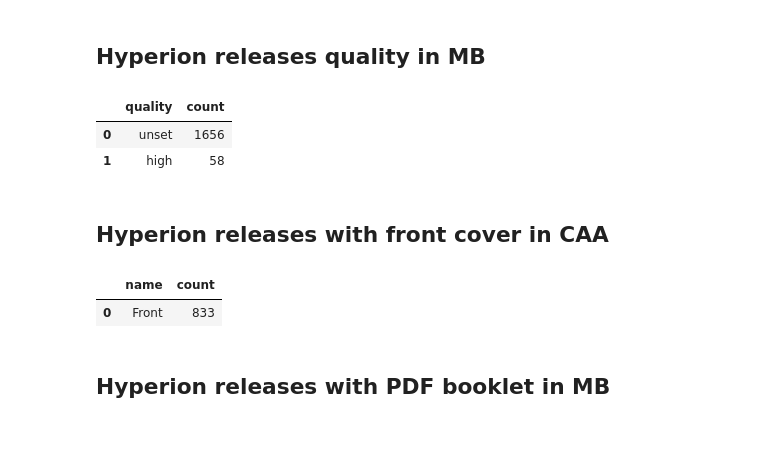
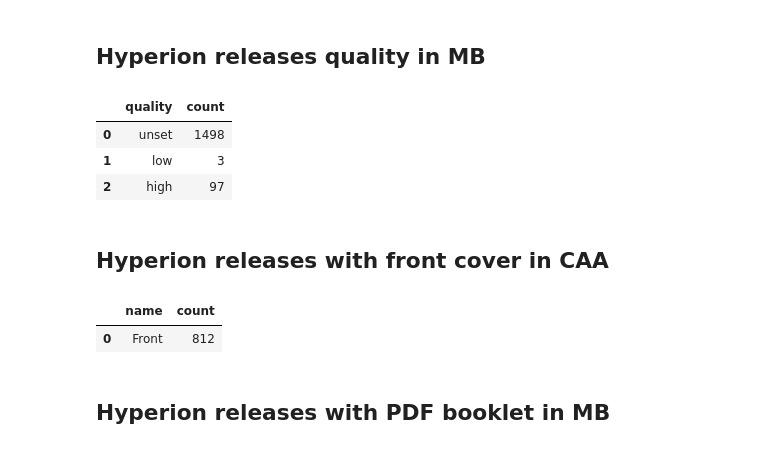
Before and after one commit to loujine/musicbrainz-dataviz, a Jupyter notebook: 18-hyperion.ipynb, the cells around one changed output. Drawn from its saved outputs; the diff is of its cells as text; code cells hidden in the pictures.

```diff
--- a/18-hyperion.ipynb
+++ b/18-hyperion.ipynb
@@ -158,24 +179,25 @@ mb_releases.shape
 # %%
 mb_releases_by_quality = sql("""
 SELECT
     CASE WHEN r.quality=-1 THEN 'unset'
          WHEN r.quality=0  THEN 'low'
          WHEN r.quality=1  THEN 'normal'
          WHEN r.quality=2  THEN 'high'
     END AS quality,
     COUNT(r.gid)
   FROM release_label AS rl
   JOIN release       AS r  ON rl.release = r.id
   JOIN label               ON rl.label = label.id
- WHERE label.id IN (388, 22708, 16197)
+ WHERE label.id IN (388, 22708)
 GROUP BY r.quality
 ORDER BY r.quality;
 """)
 mb_releases_by_quality
 # %% [output]
 |  | quality | count |
-| 0 | unset | 1656 |
-| 1 | high | 58 |
+| 0 | unset | 1498 |
+| 1 | low | 3 |
+| 2 | high | 97 |
 # %% [markdown]
 ## Hyperion releases with front cover in CAA
 # %%
@@ -189,14 +211,14 @@ SELECT
   JOIN cover_art_archive.cover_art      AS cova  ON cova.release = r.id
   JOIN cover_art_archive.cover_art_type AS covat ON covat.id = cova.id
   JOIN cover_art_archive.art_type       AS at    ON covat.type_id = at.id
- WHERE label.id IN (388, 22708, 16197)
+ WHERE label.id IN (388, 22708)
    AND at.name = 'Front'
  GROUP BY at.name;
 """)
 mb_releases_with_front
 # %% [output]
 |  | name | count |
-| 0 | Front | 833 |
+| 0 | Front | 812 |
 # %% [markdown]
 ## Hyperion releases with PDF booklet in MB
 # %%
```
Also changed, not shown: parts of 20 cells of this notebook, 2 other files.
